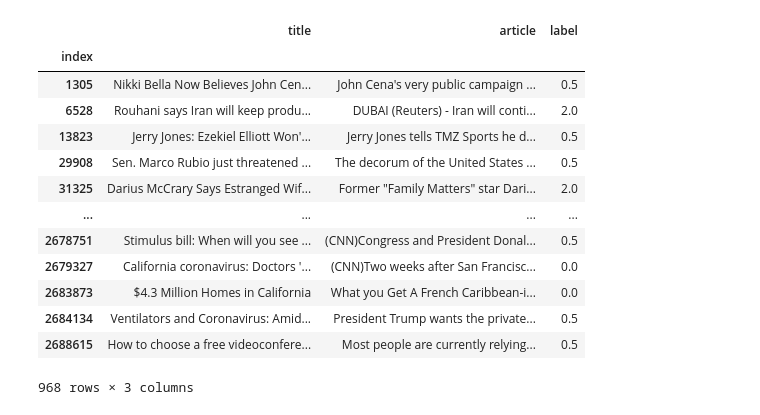
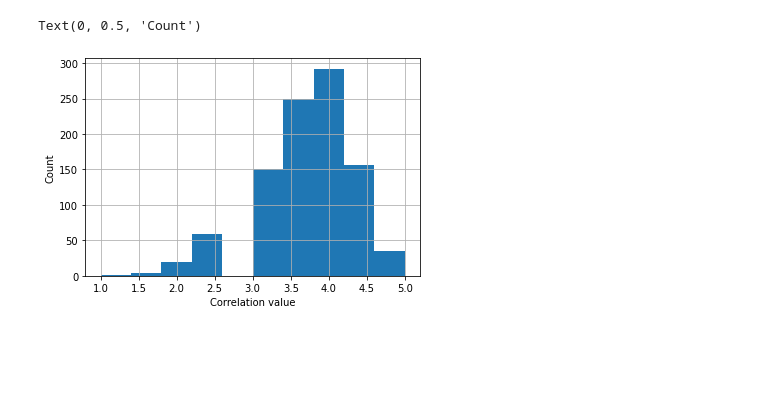
Before and after one commit to weTobias/news-title-article-correlation-model, a Jupyter notebook: code/notebooks/clean-labeled-set.ipynb, the cells around one changed output. Drawn from its saved outputs; the diff is of its cells as text; code cells hidden in the pictures; blank space fills up the shorter version.

```diff
--- a/code/notebooks/clean-labeled-set.ipynb
+++ b/code/notebooks/clean-labeled-set.ipynb
@@ -3,11 +5,13 @@ import pandas as pd
 # %%
-df = pd.read_csv('../../data/2013-2020_US/labeled.csv', header=0)
+df = pd.read_csv('../../data/labeled.csv', header=0)
 # %%
 df = df[['Input.index', 'Input.title', 'Input.article', 'Answer.semantic-similarity.label']]
 # %%
 df = df.rename(columns={'Input.index': 'index', 'Input.title': 'title', 'Input.article': 'article', 'Answer.semantic-similarity.label': 'label'})
 # %%
 df = df.dropna()
+# %%
+df = df[df['article'].str.len() > 30]
 # %%
 df['label'] = df['label'].str.slice(0,1)
 # %%
@@ -33,2 +37,2 @@ df
 # %%
-df = df.groupby(df['index']).aggregate({'title': 'first', 'article': 'first', 'label': 'var'})
+mean = df.groupby(df['index']).aggregate({'title': 'first', 'article': 'first', 'label': 'mean'})
@@ -37,17 +58,7 @@ df = df.groupby(df['index']).aggregate({'title': 'first', 'article': 'first', 'l
-# %%
-df
-# %% [output]
-|  | title | article | label |
-| index |  |  |  |
-| 1305 | Nikki Bella Now Believes John Cen... | John Cena's very public campaign ... | 0.5 |
-| 6528 | Rouhani says Iran will keep produ... | DUBAI (Reuters) - Iran will conti... | 2.0 |
-| 13823 | Jerry Jones: Ezekiel Elliott Won'... | Jerry Jones tells TMZ Sports he d... | 0.5 |
-| 29908 | Sen. Marco Rubio just threatened ... | The decorum of the United States ... | 0.5 |
-| 31325 | Darius McCrary Says Estranged Wif... | Former "Family Matters" star Dari... | 2.0 |
-| ... | ... | ... | ... |
-| 2678751 | Stimulus bill: When will you see ... | (CNN)Congress and President Donal... | 0.5 |
-| 2679327 | California coronavirus: Doctors '... | (CNN)Two weeks after San Francisc... | 0.0 |
-| 2683873 | $4.3 Million Homes in California | What you Get A French Caribbean-i... | 0.0 |
-| 2684134 | Ventilators and Coronavirus: Amid... | President Trump wants the private... | 0.5 |
-| 2688615 | How to choose a free videoconfere... | Most people are currently relying... | 0.5 |
-968 rows × 3 columns
+# %%
+ax = mean.label.hist()
+plt.xlabel("Correlation value")
+plt.ylabel("Count")
+# %% [output]
+Text(0, 0.5, 'Count')
+[figure, added]
```
Also changed, not shown: parts of 12 cells of this notebook, 12 other files.
